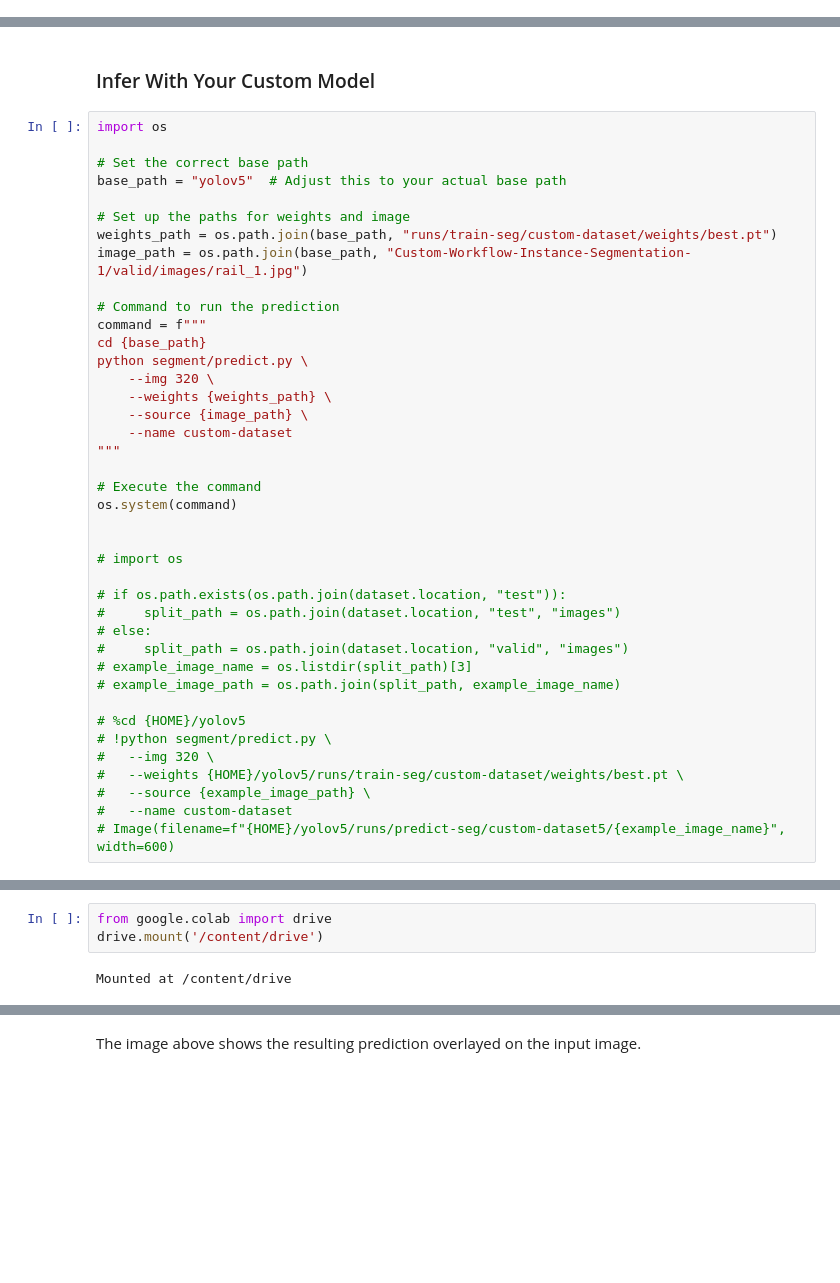
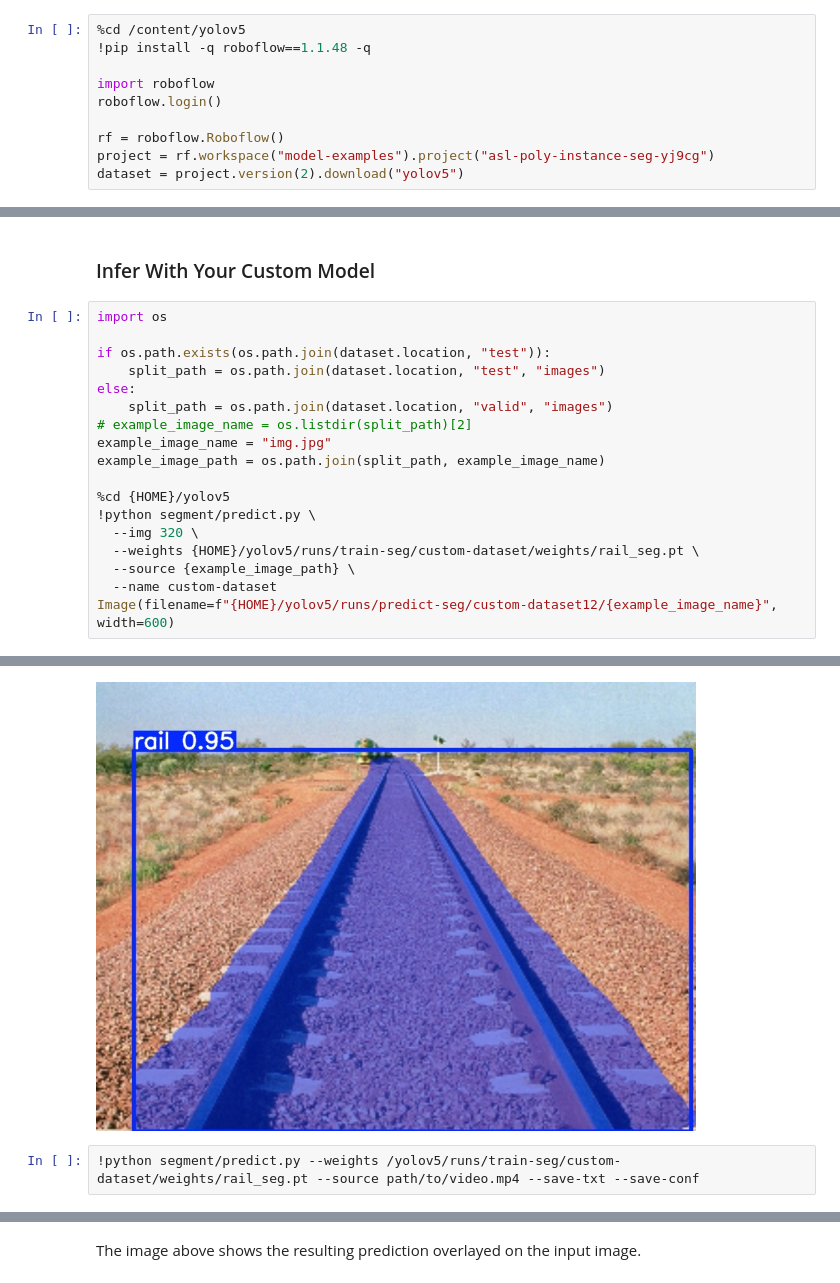
Before and after one commit to idabble31/RailwayDetection, a Jupyter notebook: notebooks/train-yolov5-instance-segmentation-on-custom-data.ipynb, the cells around one changed output, grey strips where cells are left out. Saved outputs shown, nothing was run; the diff lists cells and outputs as text; blank space fills up the shorter version.

```diff
--- a/notebooks/train-yolov5-instance-segmentation-on-custom-data.ipynb
+++ b/notebooks/train-yolov5-instance-segmentation-on-custom-data.ipynb
@@ -241,2 +231,12 @@ Requirement already satisfied: charset-normalizer<4,>=2 in /usr/local/lib/python
 loading Roboflow workspace...
 loading Roboflow project...
+# %%
+%cd /content/yolov5
+!pip install -q roboflow==1.1.48 -q
+
+import roboflow
+roboflow.login()
+
+rf = roboflow.Roboflow()
+project = rf.workspace("model-examples").project("asl-poly-instance-seg-yj9cg")
+dataset = project.version(2).download("yolov5")
@@ -321,41 +323,19 @@ Results saved to runs/val-seg/custom-dataset
 # %%
 import os
 
-# Set the correct base path
-base_path = "yolov5"  # Adjust this to your actual base path
+if os.path.exists(os.path.join(dataset.location, "test")):
+    split_path = os.path.join(dataset.location, "test", "images")
+else:
+    split_path = os.path.join(dataset.location, "valid", "images")
+# example_image_name = os.listdir(split_path)[2]
+example_image_name = "img.jpg"
+example_image_path = os.path.join(split_path, example_image_name)
 
-# Set up the paths for weights and image
-weights_path = os.path.join(base_path, "runs/train-seg/custom-dataset/weights/best.pt")
-image_path = os.path.join(base_path, "Custom-Workflow-Instance-Segmentation-1/valid/images/rail_1.jpg")
-
-# Command to run the prediction
-command = f"""
-cd {base_path}
-python segment/predict.py \
-    --img 320 \
-    --weights {weights_path} \
-    --source {image_path} \
-    --name custom-dataset
-"""
-
-# Execute the command
-os.system(command)
-
-
-# import os
-
-# if os.path.exists(os.path.join(dataset.location, "test")):
-#     split_path = os.path.join(dataset.location, "test", "images")
-# else:
-#     split_path = os.path.join(dataset.location, "valid", "images")
-# example_image_name = os.listdir(split_path)[3]
-# example_image_path = os.path.join(split_path, example_image_name)
-
-# %cd {HOME}/yolov5
-# !python segment/predict.py \
-#   --img 320 \
-#   --weights {HOME}/yolov5/runs/train-seg/custom-dataset/weights/best.pt \
-#   --source {example_image_path} \
-#   --name custom-dataset
-# Image(filename=f"{HOME}/yolov5/runs/predict-seg/custom-dataset5/{example_image_name}", width=600)
+%cd {HOME}/yolov5
+!python segment/predict.py \
+  --img 320 \
+  --weights {HOME}/yolov5/runs/train-seg/custom-dataset/weights/rail_seg.pt \
+  --source {example_image_path} \
+  --name custom-dataset
+Image(filename=f"{HOME}/yolov5/runs/predict-seg/custom-dataset12/{example_image_name}", width=600)
 # %% [output]
@@ -363,5 +351,3 @@ os.system(command)
+[figure, added]
-# %%
-from google.colab import drive
-drive.mount('/content/drive')
-# %% [output]
-Mounted at /content/drive
+# %%
+!python segment/predict.py --weights /yolov5/runs/train-seg/custom-dataset/weights/rail_seg.pt --source path/to/video.mp4 --save-txt --save-conf
```
Also changed, not shown: parts of 16 cells of this notebook.
